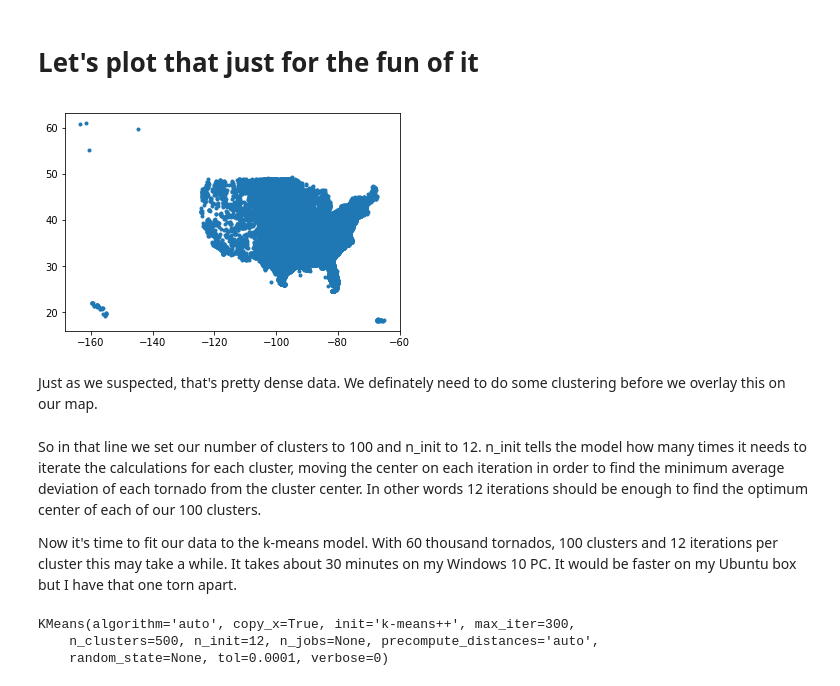
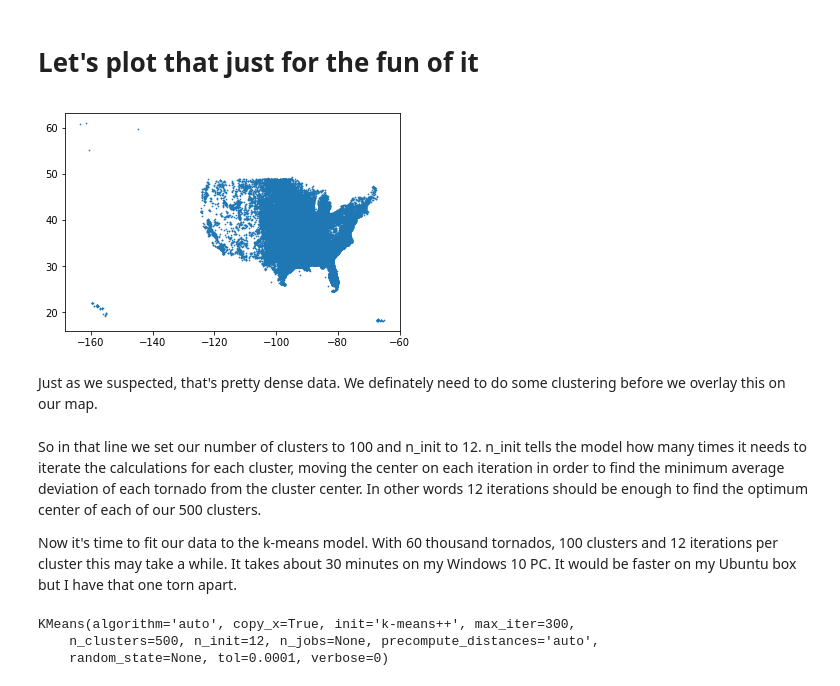
Before and after one commit to gmcookie/Coursera_Capstone, a Jupyter notebook: Tornados.ipynb, the cells around one changed output. Saved outputs shown, nothing was run; the diff lists cells and outputs as text; code cells hidden in the pictures.

```diff
--- a/Tornados.ipynb
+++ b/Tornados.ipynb
@@ -154,11 +137,11 @@ places to park them.
 # %% [markdown]
 # Let's plot that just for the fun of it
 # %%
-p = plt.scatter(latlong.iloc[:, 1], latlong.iloc[:, 0], marker='.')
+p = plt.scatter(latlong.iloc[:, 1], latlong.iloc[:, 0], marker='.', s=2)
 
 plt.show()
 # %% [output]
-[figure, old version]
+[figure, new version]
 # %% [markdown]
 Just as we suspected, that's pretty dense data.  We definately need to do some clustering before we
 overlay this on our map.
@@ -169,7 +152,7 @@ So in that line we set our number of clusters to 100 and n_init to 12.  n_init t
 model how many times it needs to iterate the calculations for each cluster, moving the
 center on each iteration in order to find the minimum average deviation of each tornado
 from the cluster center.  In other words 12 iterations should be enough to find the
-optimum center of each of our 100 clusters.
+optimum center of each of our 500 clusters.
 
 Now it's time to fit our data to the k-means model.  With 60 thousand tornados, 100
 clusters and 12 iterations per cluster this may take a while.  It takes about 30 minutes
```
Also changed, not shown: parts of 8 cells of this notebook, 1 other file.
